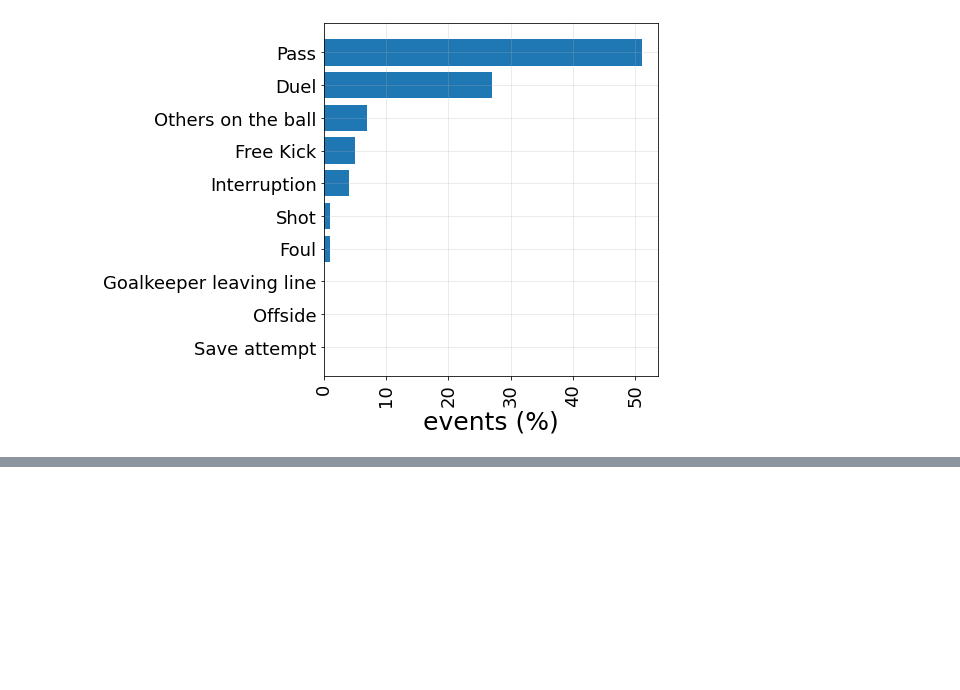
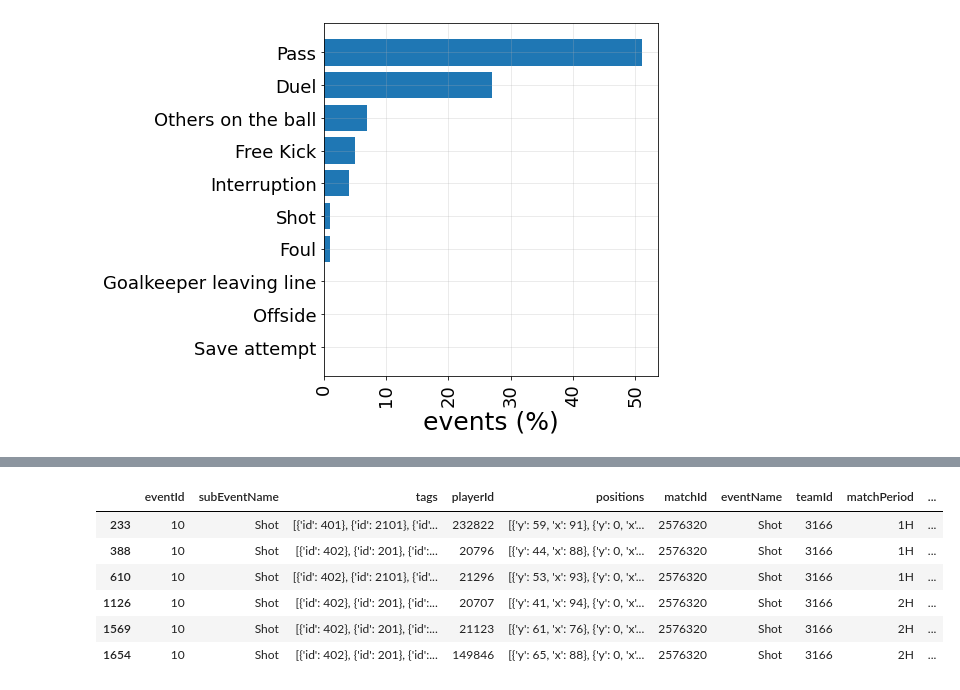
Before and after one commit to andysalitre/DSCI303-FinalProject, a Jupyter notebook: EDA/InitialAnalysis.ipynb, the cells around one changed output, grey strips where cells are left out. Cells and saved outputs as stored; diff of their text form; code cells hidden in the pictures; blank space fills up the shorter version.

```diff
--- a/EDA/InitialAnalysis.ipynb
+++ b/EDA/InitialAnalysis.ipynb
@@ -36,0 +577,10 @@ plt.show()
+# %%
+df_team_2_shots
+# %% [output]
+|  | eventId | subEventName | tags | playerId | positions | matchId | eventName | teamId | matchPeriod | ... |
+| 233 | 10 | Shot | [{'id': 401}, {'id': 2101}, {'id'... | 232822 | [{'y': 59, 'x': 91}, {'y': 0, 'x'... | 2576320 | Shot | 3166 | 1H | ... |
+| 388 | 10 | Shot | [{'id': 402}, {'id': 201}, {'id':... | 20796 | [{'y': 44, 'x': 88}, {'y': 0, 'x'... | 2576320 | Shot | 3166 | 1H | ... |
+| 610 | 10 | Shot | [{'id': 402}, {'id': 2101}, {'id'... | 21296 | [{'y': 53, 'x': 93}, {'y': 0, 'x'... | 2576320 | Shot | 3166 | 1H | ... |
+| 1126 | 10 | Shot | [{'id': 402}, {'id': 201}, {'id':... | 20707 | [{'y': 41, 'x': 94}, {'y': 0, 'x'... | 2576320 | Shot | 3166 | 2H | ... |
+| 1569 | 10 | Shot | [{'id': 402}, {'id': 201}, {'id':... | 21123 | [{'y': 61, 'x': 76}, {'y': 0, 'x'... | 2576320 | Shot | 3166 | 2H | ... |
+| 1654 | 10 | Shot | [{'id': 402}, {'id': 201}, {'id':... | 149846 | [{'y': 65, 'x': 88}, {'y': 0, 'x'... | 2576320 | Shot | 3166 | 2H | ... |
```
Also changed, not shown: parts of 16 cells of this notebook.
